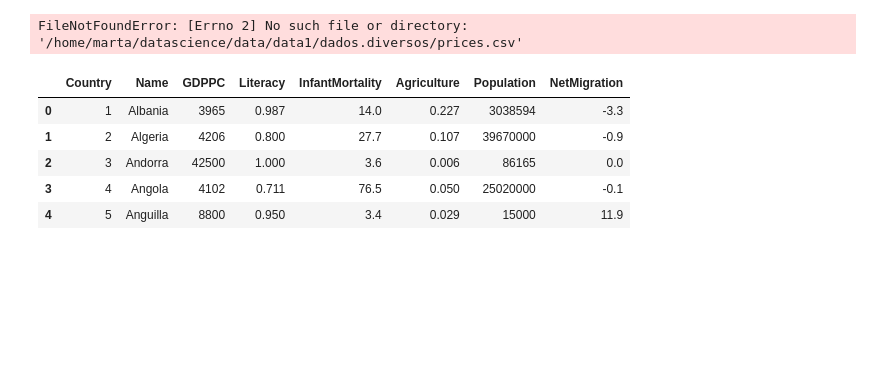
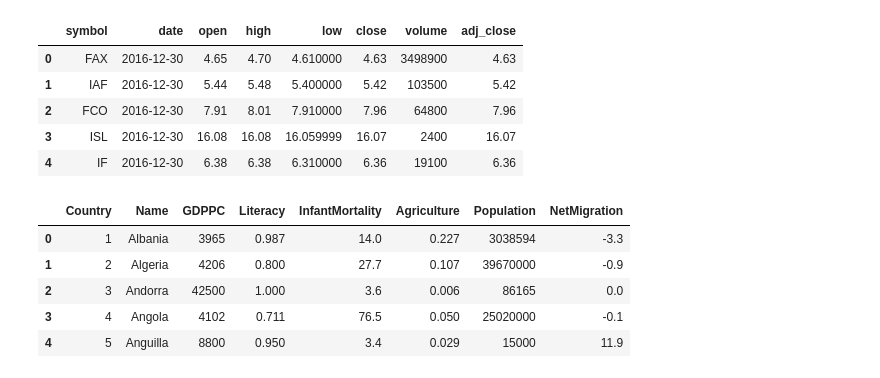
Before and after one commit to martanascimento1/datascience1, a Jupyter notebook: machine learning/aula1.ipynb, the cells around one changed output. Saved outputs shown, nothing was run; the diff lists cells and outputs as text; code cells hidden in the pictures; blank space fills up the shorter version.

```diff
--- a/machine learning/aula1.ipynb
+++ b/machine learning/aula1.ipynb
@@ -1,13 +1,18 @@
 # %%
 import pandas as pd
 import sklearn as sl
 import numpy as np
 import matplotlib.pyplot as plt
 from sklearn import linear_model
 import seaborn as sns
 
-data = pd.read_csv('/home/marta/datascience/data/data1/dados.diversos/prices.csv')
+data = pd.read_csv('/home/marta/datascience/data/data1/prices.csv')
 data.head()
 # %% [output]
-FileNotFoundError: [Errno 2] No such file or directory: '/home/marta/datascience/data/data1/dados.diversos/prices.csv'
+|  | symbol | date | open | high | low | close | volume | adj_close |
+| 0 | FAX | 2016-12-30 | 4.65 | 4.70 | 4.610000 | 4.63 | 3498900 | 4.63 |
+| 1 | IAF | 2016-12-30 | 5.44 | 5.48 | 5.400000 | 5.42 | 103500 | 5.42 |
+| 2 | FCO | 2016-12-30 | 7.91 | 8.01 | 7.910000 | 7.96 | 64800 | 7.96 |
+| 3 | ISL | 2016-12-30 | 16.08 | 16.08 | 16.059999 | 16.07 | 2400 | 16.07 |
+| 4 | IF | 2016-12-30 | 6.38 | 6.38 | 6.310000 | 6.36 | 19100 | 6.36 |
 # %%
```
Also changed, not shown: parts of 8 cells of this notebook.
